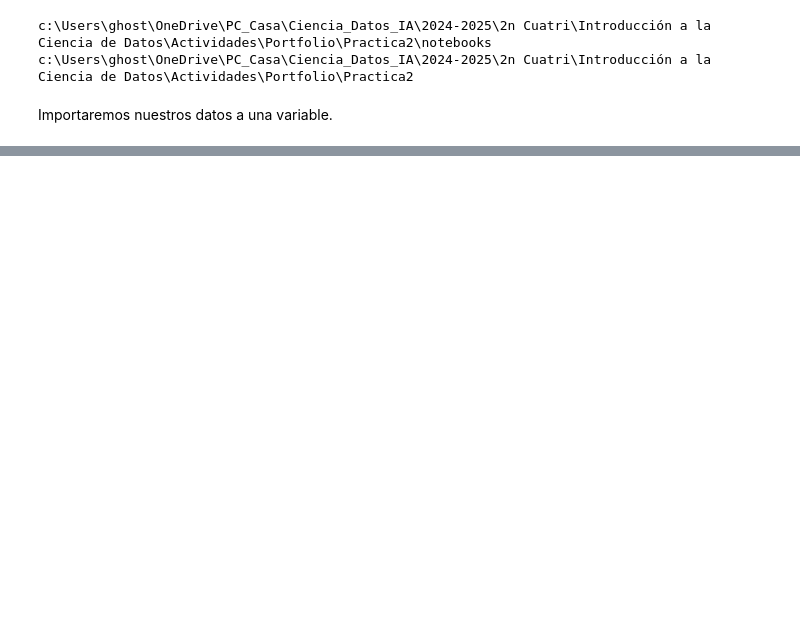
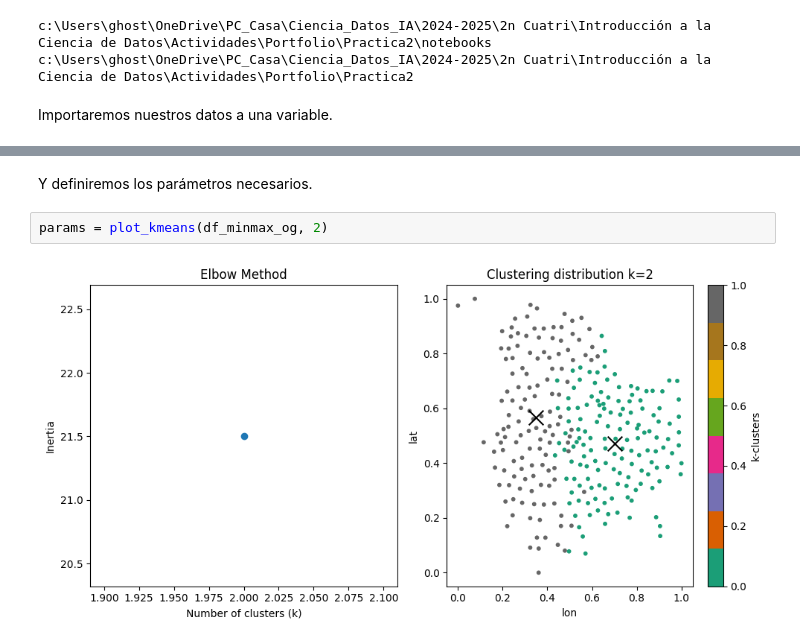
Before and after one commit to LordLiberte/Portfolio, a Jupyter notebook: Practica2/notebooks/6_clustering.ipynb, the cells around one changed output, grey strips where cells are left out. Saved outputs shown, nothing was run; the diff lists cells and outputs as text; blank space fills up the shorter version.

```diff
--- a/Practica2/notebooks/6_clustering.ipynb
+++ b/Practica2/notebooks/6_clustering.ipynb
@@ -36,0 +123,6 @@ df.tail()
+# %% [markdown]
+Y definiremos los parámetros necesarios.
+# %%
+params = plot_kmeans(df_minmax_og, 2)
+# %% [output]
+[figure, added]
```
Also changed, not shown: parts of 11 cells of this notebook, 1 other file.
